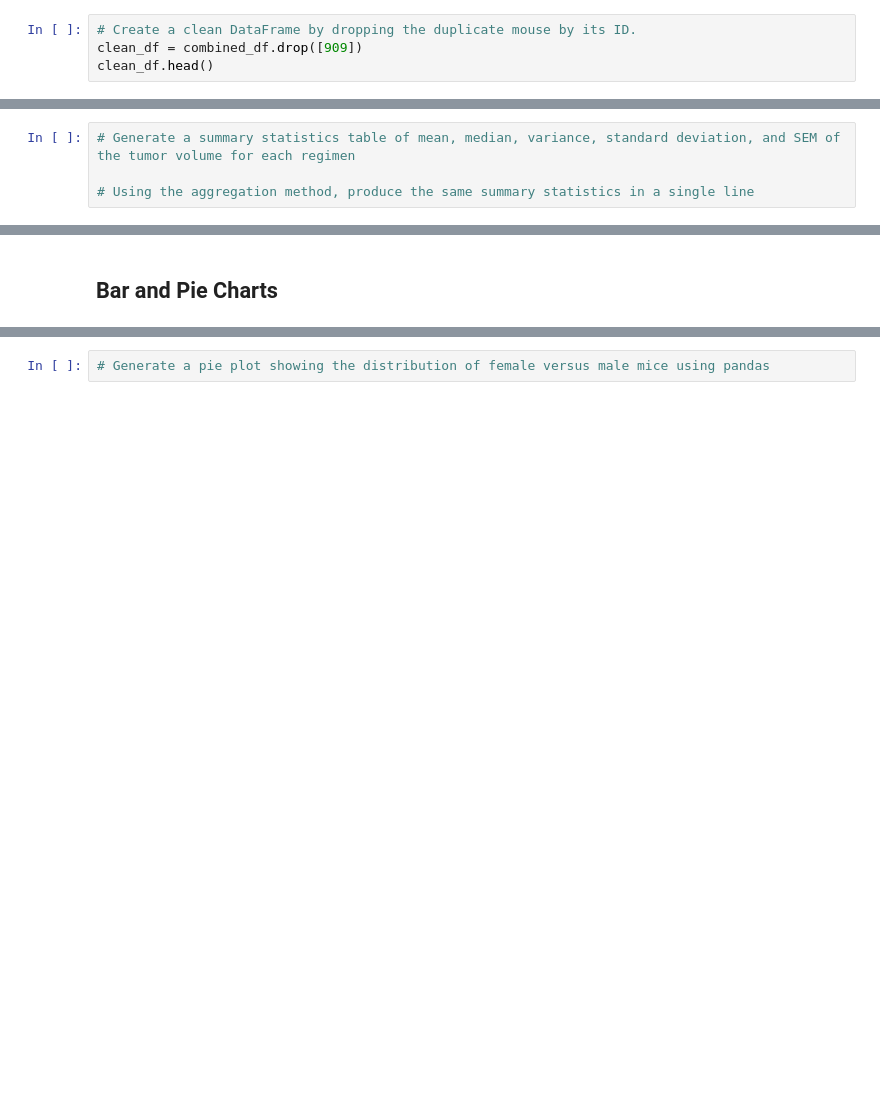
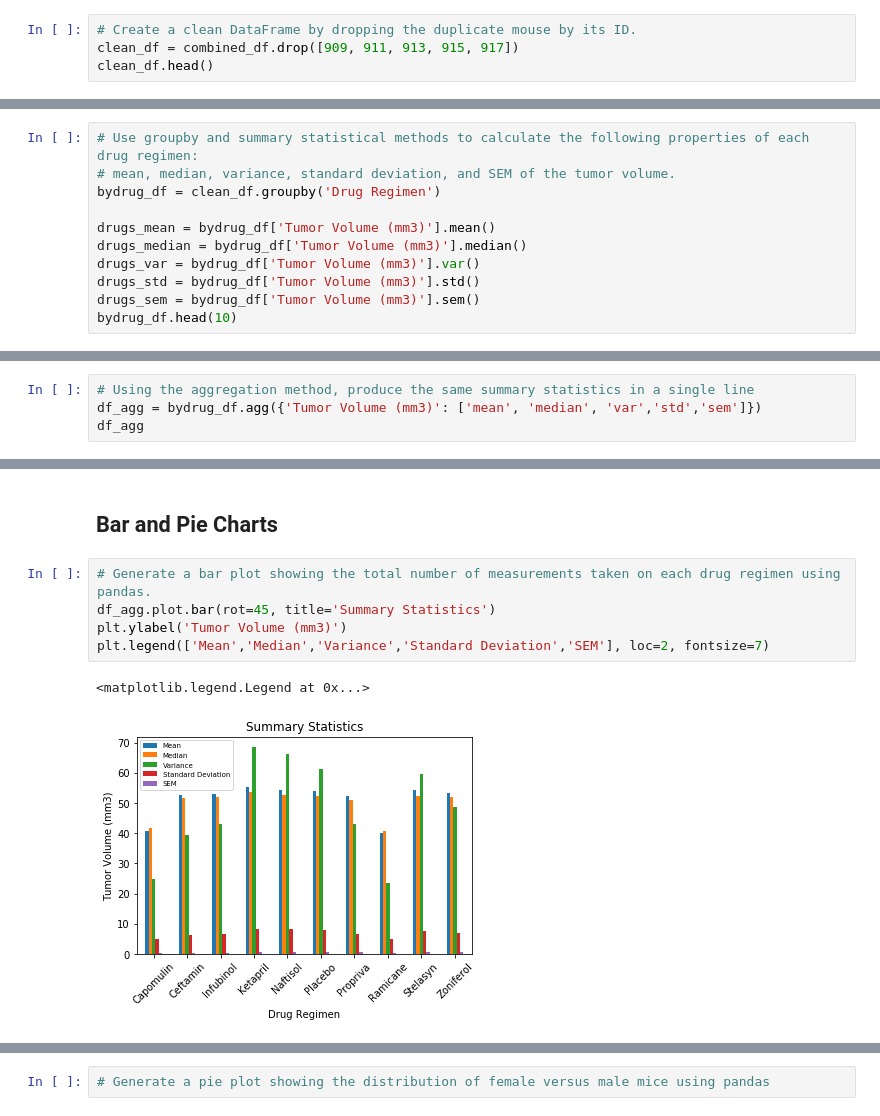
Before and after one commit to KristaJoy/madplotlib-challenge, a Jupyter notebook: pymaceuticals.ipynb, the cells around one changed output, grey strips where cells are left out. Drawn from its saved outputs; the diff is of its cells as text; blank space fills up the shorter version.

Commit message:
work on data summary statistics

```diff
--- a/pymaceuticals.ipynb
+++ b/pymaceuticals.ipynb
@@ -47,7 +58,7 @@ duplicates
 #mice_group_df.head()
 # %%
 # Create a clean DataFrame by dropping the duplicate mouse by its ID.
-clean_df = combined_df.drop([909])
+clean_df = combined_df.drop([909, 911, 913, 915, 917])
 clean_df.head()
 # %% [output]
 |  | Mouse ID | Drug Regimen | Sex | Age_months | Weight (g) | Timepoint | Tumor Volume (mm3) | ... |
@@ -72,0 +116,11 @@ There are 1892 rows and 249 individual mice in your dataframe.
+# %%
+# Use groupby and summary statistical methods to calculate the following properties of each drug regimen:
+# mean, median, variance, standard deviation, and SEM of the tumor volume.
+bydrug_df = clean_df.groupby('Drug Regimen')
+
+drugs_mean = bydrug_df['Tumor Volume (mm3)'].mean()
+drugs_median = bydrug_df['Tumor Volume (mm3)'].median()
+drugs_var = bydrug_df['Tumor Volume (mm3)'].var()
+drugs_std = bydrug_df['Tumor Volume (mm3)'].std()
+drugs_sem = bydrug_df['Tumor Volume (mm3)'].sem()
+bydrug_df.head(10)
@@ -73,4 +163,4 @@ There are 1892 rows and 249 individual mice in your dataframe.
 # %%
-# Generate a summary statistics table of mean, median, variance, standard deviation, and SEM of the tumor volume for each regimen
-
 # Using the aggregation method, produce the same summary statistics in a single line
+df_agg = bydrug_df.agg({'Tumor Volume (mm3)': ['mean', 'median', 'var','std','sem']})
+df_agg
@@ -77,3 +181,11 @@ There are 1892 rows and 249 individual mice in your dataframe.
 # %% [markdown]
 ## Bar and Pie Charts
+# %%
+# Generate a bar plot showing the total number of measurements taken on each drug regimen using pandas.
+df_agg.plot.bar(rot=45, title='Summary Statistics')
+plt.ylabel('Tumor Volume (mm3)')
+plt.legend(['Mean','Median','Variance','Standard Deviation','SEM'], loc=2, fontsize=7)
+# %% [output]
+<matplotlib.legend.Legend at 0x...>
+[figure, added]
 # %%
```
Also changed, not shown: parts of 10 cells of this notebook.
